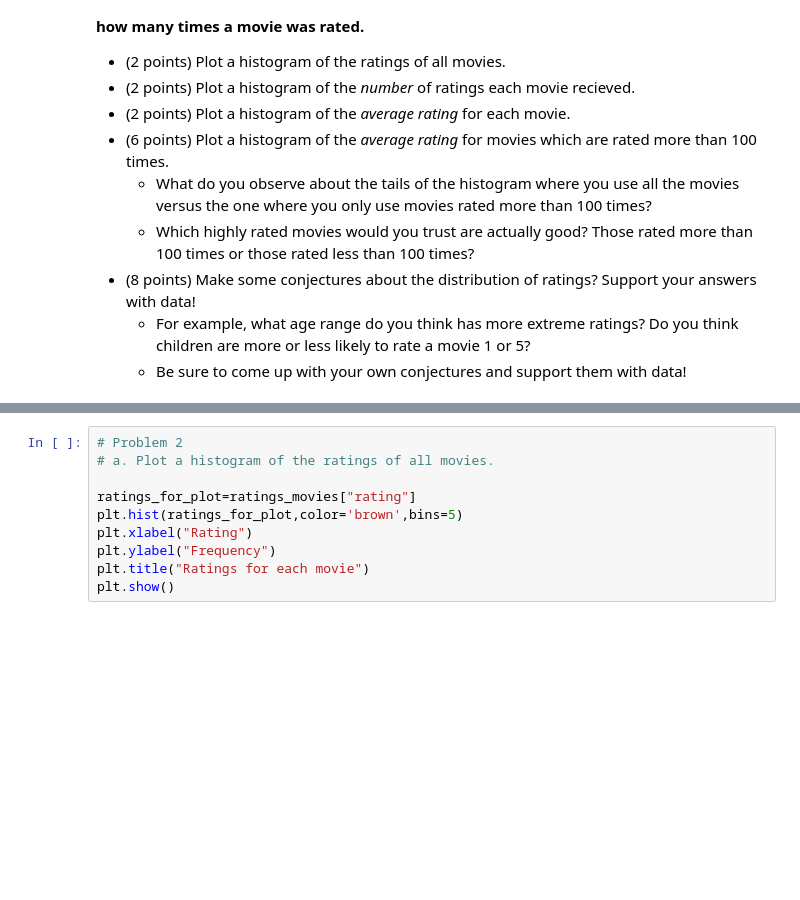
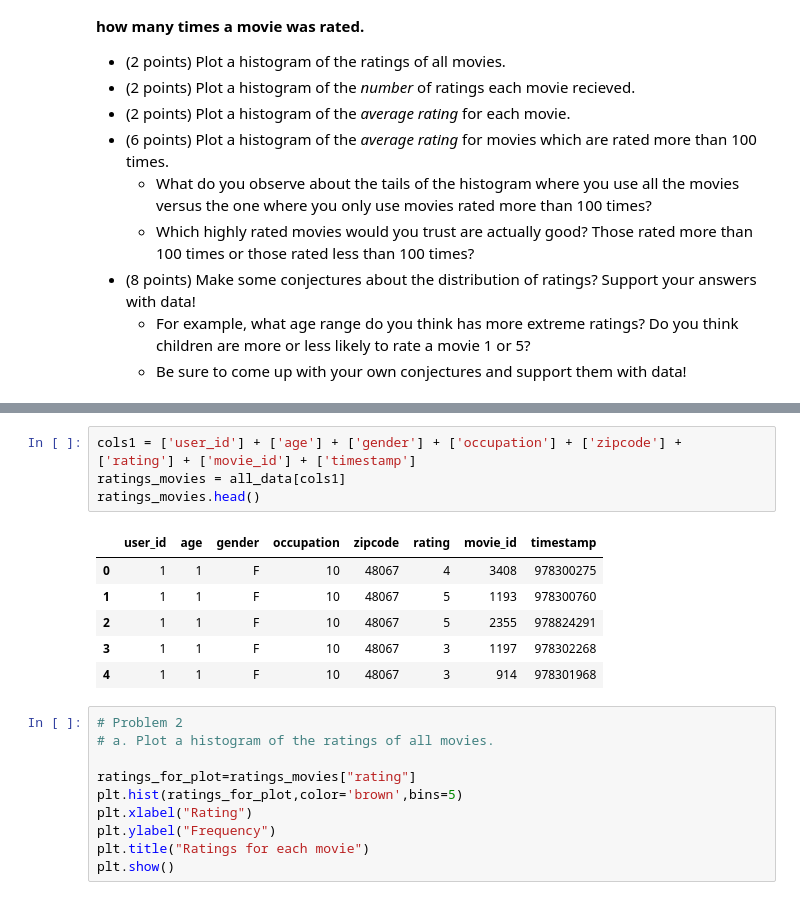
Before and after one commit to claireedanaher/DS501, a Jupyter notebook: CaseStudy2/CaseStudy2_Master.ipynb, the cells around one changed output, grey strips where cells are left out. Cells and saved outputs as stored; diff of their text form; blank space fills up the shorter version.

```diff
--- a/CaseStudy2/CaseStudy2_Master.ipynb
+++ b/CaseStudy2/CaseStudy2_Master.ipynb
@@ -282,6 +281,17 @@ all_data.head()
 | 2 | 1 | 2355 | 5 | 978824291 | Bug's Life, A (1998) | Animation|Children's|Comedy | F | 1 | 10 | 48067 |
 | 3 | 1 | 1197 | 3 | 978302268 | Princess Bride, The (1987) | Action|Adventure|Comedy|Romance | F | 1 | 10 | 48067 |
 | 4 | 1 | 914 | 3 | 978301968 | My Fair Lady (1964) | Musical|Romance | F | 1 | 10 | 48067 |
+# %%
+cols1 = ['user_id'] + ['age'] + ['gender'] + ['occupation'] + ['zipcode'] + ['rating'] + ['movie_id'] + ['timestamp']
+ratings_movies = all_data[cols1]
+ratings_movies.head()
+# %% [output]
+|  | user_id | age | gender | occupation | zipcode | rating | movie_id | timestamp |
+| 0 | 1 | 1 | F | 10 | 48067 | 4 | 3408 | 978300275 |
+| 1 | 1 | 1 | F | 10 | 48067 | 5 | 1193 | 978300760 |
+| 2 | 1 | 1 | F | 10 | 48067 | 5 | 2355 | 978824291 |
+| 3 | 1 | 1 | F | 10 | 48067 | 3 | 1197 | 978302268 |
+| 4 | 1 | 1 | F | 10 | 48067 | 3 | 914 | 978301968 |
 # %%
 # Problem 2
 # a. Plot a histogram of the ratings of all movies.
```
Also changed, not shown: parts of 2 cells of this notebook.
